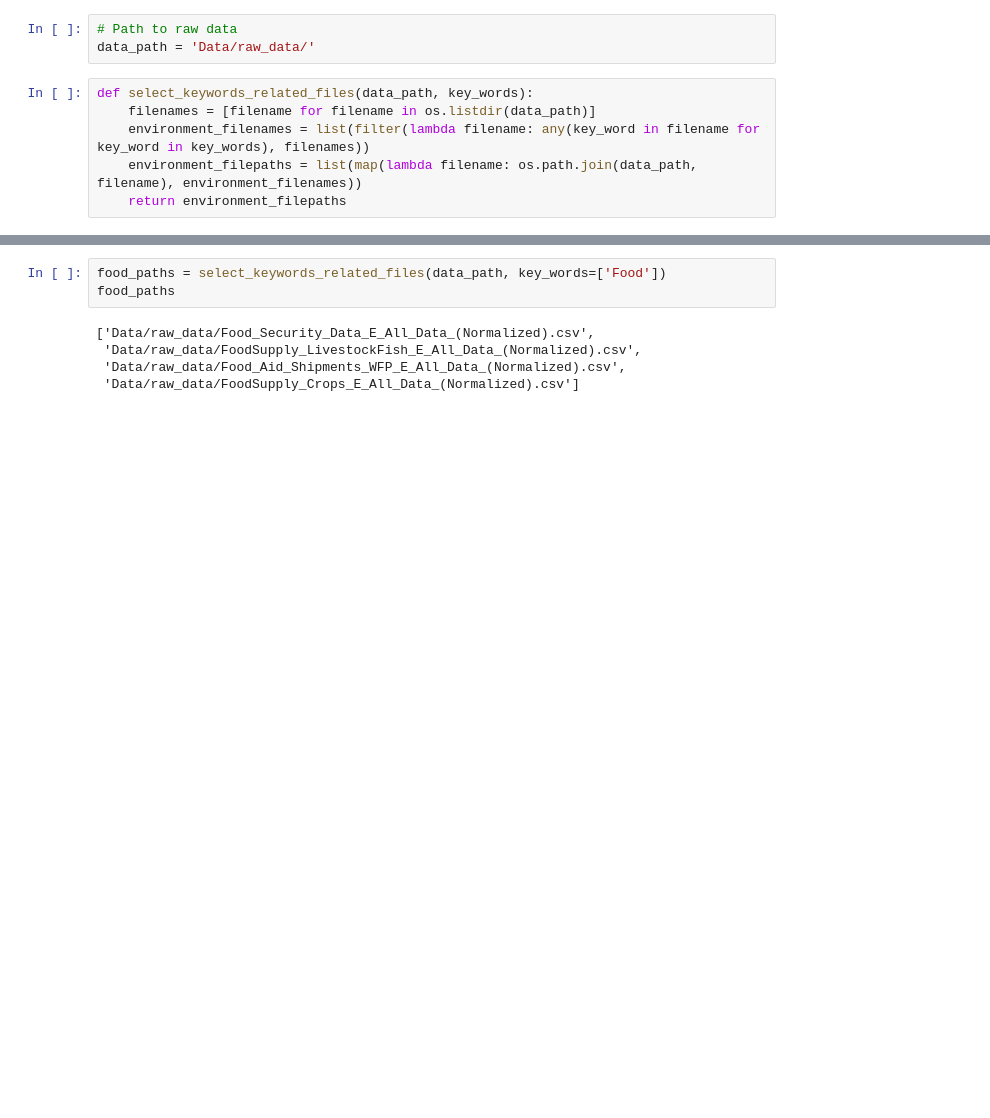
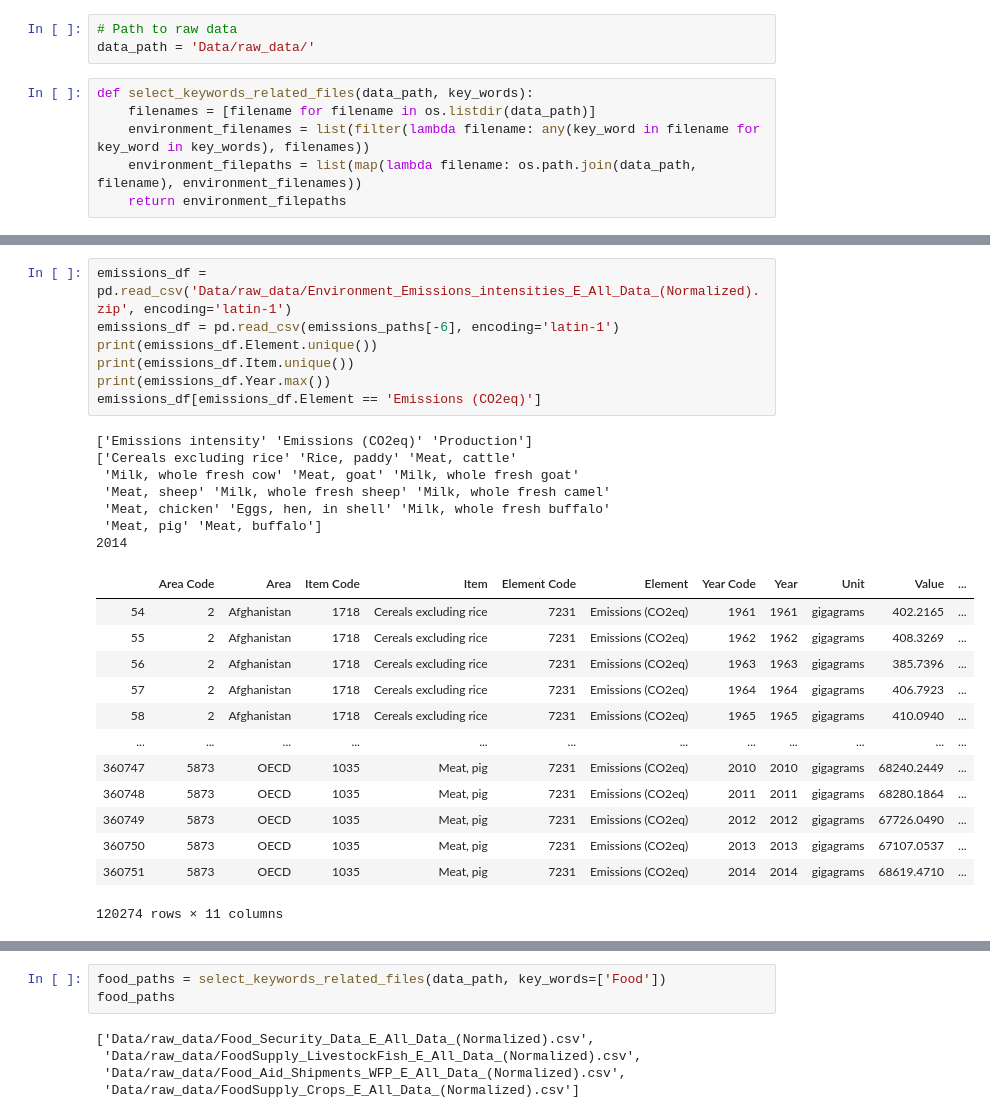
Before and after one commit to tileb1/global-food-statistics, a Jupyter notebook: descriptive_analysis.ipynb, the cells around one changed output, grey strips where cells are left out. Saved outputs shown, nothing was run; the diff lists cells and outputs as text; blank space fills up the shorter version.

```diff
--- a/descriptive_analysis.ipynb
+++ b/descriptive_analysis.ipynb
@@ -16,0 +50,28 @@ environment_paths = select_keywords_related_files(data_path, key_words=['Environ
+# %%
+emissions_df = pd.read_csv('Data/raw_data/Environment_Emissions_intensities_E_All_Data_(Normalized).zip', encoding='latin-1')
+emissions_df = pd.read_csv(emissions_paths[-6], encoding='latin-1')
+print(emissions_df.Element.unique())
+print(emissions_df.Item.unique())
+print(emissions_df.Year.max())
+emissions_df[emissions_df.Element == 'Emissions (CO2eq)']
+# %% [output]
+['Emissions intensity' 'Emissions (CO2eq)' 'Production']
+['Cereals excluding rice' 'Rice, paddy' 'Meat, cattle'
+ 'Milk, whole fresh cow' 'Meat, goat' 'Milk, whole fresh goat'
+ 'Meat, sheep' 'Milk, whole fresh sheep' 'Milk, whole fresh camel'
+ 'Meat, chicken' 'Eggs, hen, in shell' 'Milk, whole fresh buffalo'
+ 'Meat, pig' 'Meat, buffalo']
+2014
+|  | Area Code | Area | Item Code | Item | Element Code | Element | Year Code | Year | Unit | Value | ... |
+| 54 | 2 | Afghanistan | 1718 | Cereals excluding rice | 7231 | Emissions (CO2eq) | 1961 | 1961 | gigagrams | 402.2165 | ... |
+| 55 | 2 | Afghanistan | 1718 | Cereals excluding rice | 7231 | Emissions (CO2eq) | 1962 | 1962 | gigagrams | 408.3269 | ... |
+| 56 | 2 | Afghanistan | 1718 | Cereals excluding rice | 7231 | Emissions (CO2eq) | 1963 | 1963 | gigagrams | 385.7396 | ... |
+| 57 | 2 | Afghanistan | 1718 | Cereals excluding rice | 7231 | Emissions (CO2eq) | 1964 | 1964 | gigagrams | 406.7923 | ... |
+| 58 | 2 | Afghanistan | 1718 | Cereals excluding rice | 7231 | Emissions (CO2eq) | 1965 | 1965 | gigagrams | 410.0940 | ... |
+| ... | ... | ... | ... | ... | ... | ... | ... | ... | ... | ... | ... |
+| 360747 | 5873 | OECD | 1035 | Meat, pig | 7231 | Emissions (CO2eq) | 2010 | 2010 | gigagrams | 68240.2449 | ... |
+| 360748 | 5873 | OECD | 1035 | Meat, pig | 7231 | Emissions (CO2eq) | 2011 | 2011 | gigagrams | 68280.1864 | ... |
+| 360749 | 5873 | OECD | 1035 | Meat, pig | 7231 | Emissions (CO2eq) | 2012 | 2012 | gigagrams | 67726.0490 | ... |
+| 360750 | 5873 | OECD | 1035 | Meat, pig | 7231 | Emissions (CO2eq) | 2013 | 2013 | gigagrams | 67107.0537 | ... |
+| 360751 | 5873 | OECD | 1035 | Meat, pig | 7231 | Emissions (CO2eq) | 2014 | 2014 | gigagrams | 68619.4710 | ... |
+120274 rows × 11 columns
```
Also changed, not shown: parts of 15 cells of this notebook.
